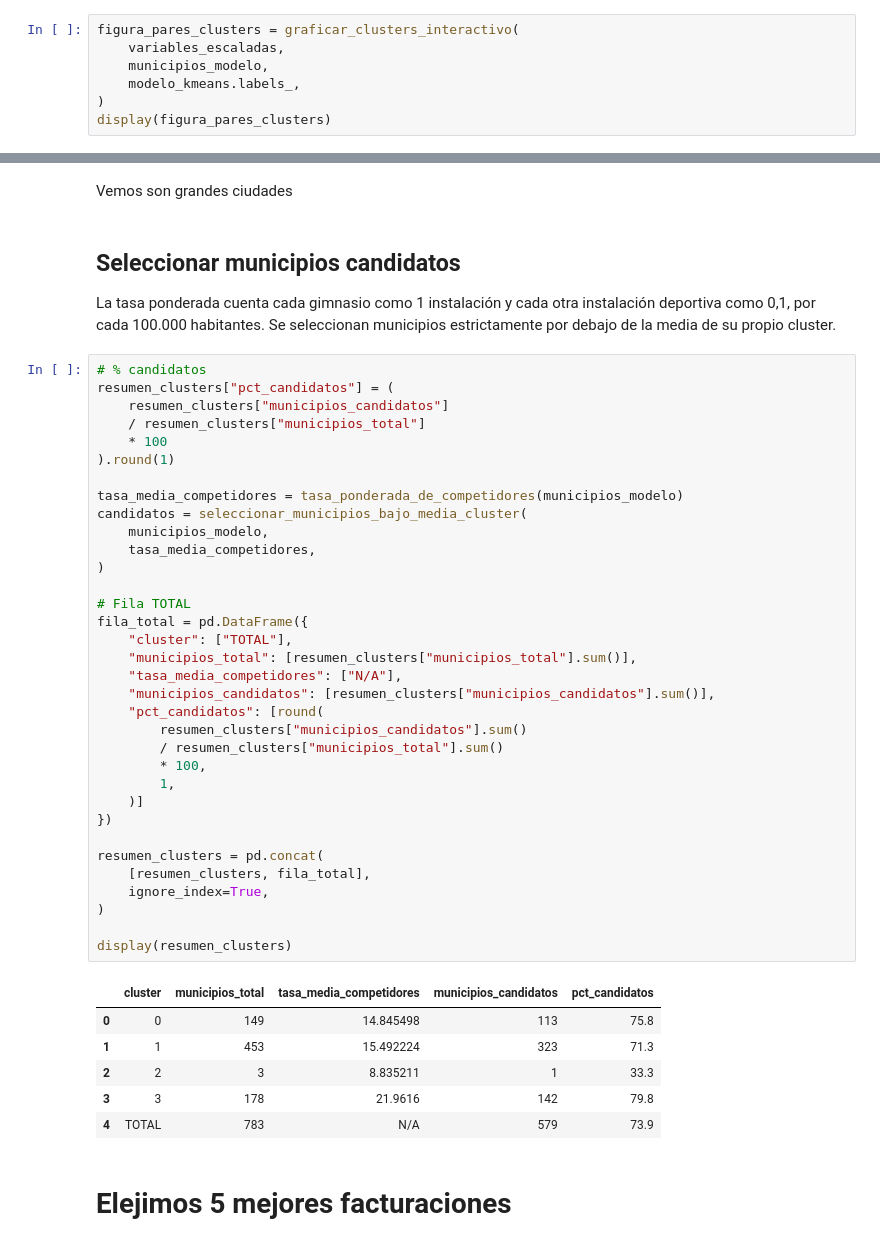
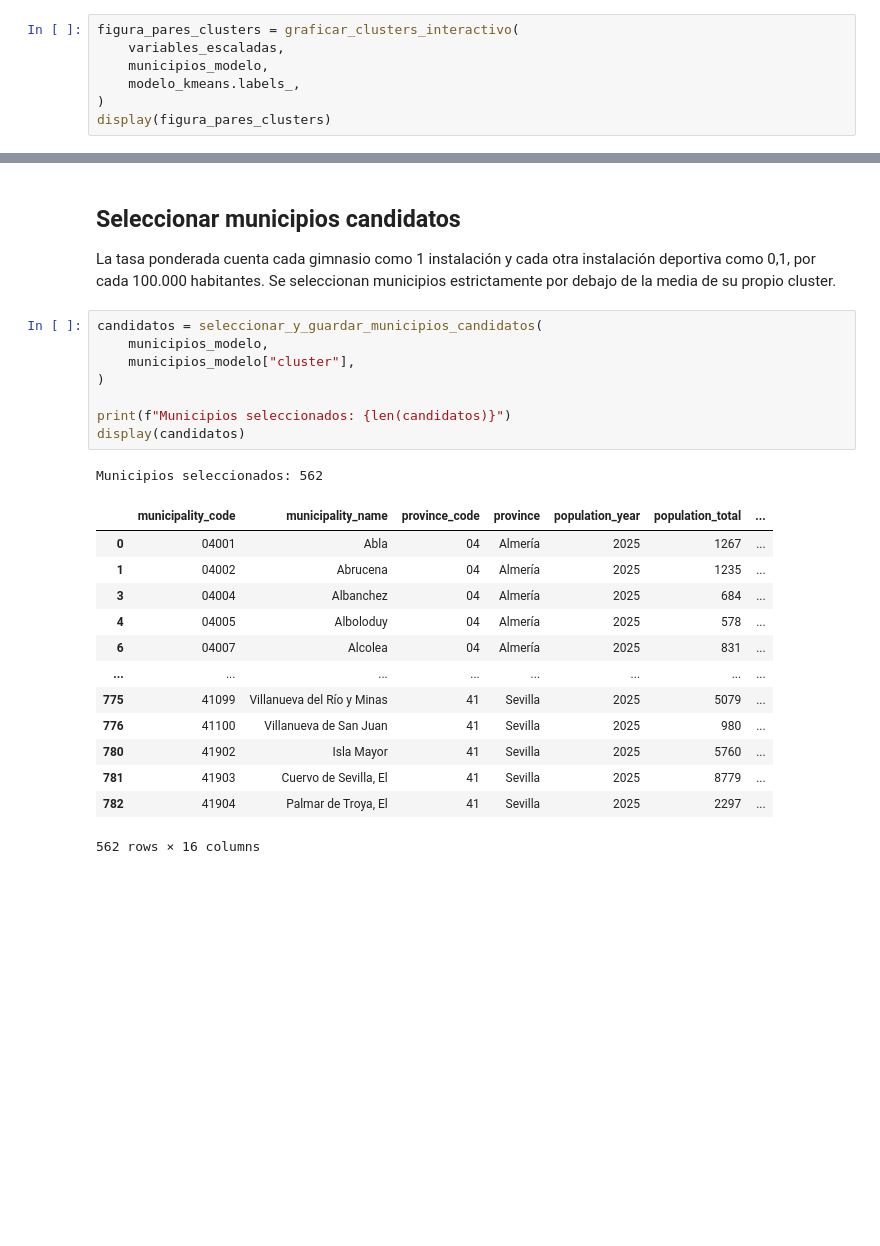
Before and after one commit to josejvega/market-expansion-sot, a Jupyter notebook: notebooks/03_modelo.ipynb, the cells around one changed output, grey strips where cells are left out. Drawn from its saved outputs; the diff is of its cells as text; blank space fills up the shorter version.

```diff
--- a/notebooks/03_modelo.ipynb
+++ b/notebooks/03_modelo.ipynb
@@ -232,49 +337,27 @@ display(municipios_cluster_2)
-# %% [markdown]
-Vemos son grandes ciudades
 # %% [markdown]
 ## Seleccionar municipios candidatos
 
 La tasa ponderada cuenta cada gimnasio como 1 instalación y cada otra instalación deportiva como 0,1, por cada 100.000 habitantes. Se seleccionan municipios estrictamente por debajo de la media de su propio cluster.
 # %%
-# % candidatos
-resumen_clusters["pct_candidatos"] = (
-    resumen_clusters["municipios_candidatos"]
-    / resumen_clusters["municipios_total"]
-    * 100
-).round(1)
-
-tasa_media_competidores = tasa_ponderada_de_competidores(municipios_modelo)
-candidatos = seleccionar_municipios_bajo_media_cluster(
+candidatos = seleccionar_y_guardar_municipios_candidatos(
     municipios_modelo,
-    tasa_media_competidores,
+    municipios_modelo["cluster"],
 )
 
-# Fila TOTAL
-fila_total = pd.DataFrame({
-    "cluster": ["TOTAL"],
-    "municipios_total": [resumen_clusters["municipios_total"].sum()],
-    "tasa_media_competidores": ["N/A"],
-    "municipios_candidatos": [resumen_clusters["municipios_candidatos"].sum()],
-    "pct_candidatos": [round(
-        resumen_clusters["municipios_candidatos"].sum()
-        / resumen_clusters["municipios_total"].sum()
-        * 100,
-        1,
-    )]
-})
-
-resumen_clusters = pd.concat(
-    [resumen_clusters, fila_total],
-    ignore_index=True,
-)
-
-display(resumen_clusters)
+print(f"Municipios seleccionados: {len(candidatos)}")
+display(candidatos)
 # %% [output]
+Municipios seleccionados: 562
-|  | cluster | municipios_total | tasa_media_competidores | municipios_candidatos | pct_candidatos |
-| 0 | 0 | 149 | 14.845498 | 113 | 75.8 |
-| 1 | 1 | 453 | 15.492224 | 323 | 71.3 |
-| 2 | 2 | 3 | 8.835211 | 1 | 33.3 |
-| 3 | 3 | 178 | 21.9616 | 142 | 79.8 |
-| 4 | TOTAL | 783 | N/A | 579 | 73.9 |
+|  | municipality_code | municipality_name | province_code | province | population_year | population_total | ... |
+| 0 | 04001 | Abla | 04 | Almería | 2025 | 1267 | ... |
+| 1 | 04002 | Abrucena | 04 | Almería | 2025 | 1235 | ... |
+| 3 | 04004 | Albanchez | 04 | Almería | 2025 | 684 | ... |
+| 4 | 04005 | Alboloduy | 04 | Almería | 2025 | 578 | ... |
+| 6 | 04007 | Alcolea | 04 | Almería | 2025 | 831 | ... |
+| ... | ... | ... | ... | ... | ... | ... | ... |
+| 775 | 41099 | Villanueva del Río y Minas | 41 | Sevilla | 2025 | 5079 | ... |
+| 776 | 41100 | Villanueva de San Juan | 41 | Sevilla | 2025 | 980 | ... |
+| 780 | 41902 | Isla Mayor | 41 | Sevilla | 2025 | 5760 | ... |
+| 781 | 41903 | Cuervo de Sevilla, El | 41 | Sevilla | 2025 | 8779 | ... |
+| 782 | 41904 | Palmar de Troya, El | 41 | Sevilla | 2025 | 2297 | ... |
+562 rows × 16 columns
-# %% [markdown]
-# Elejimos 5 mejores facturaciones
```
Also changed, not shown: parts of 20 cells of this notebook, 4 other files.
